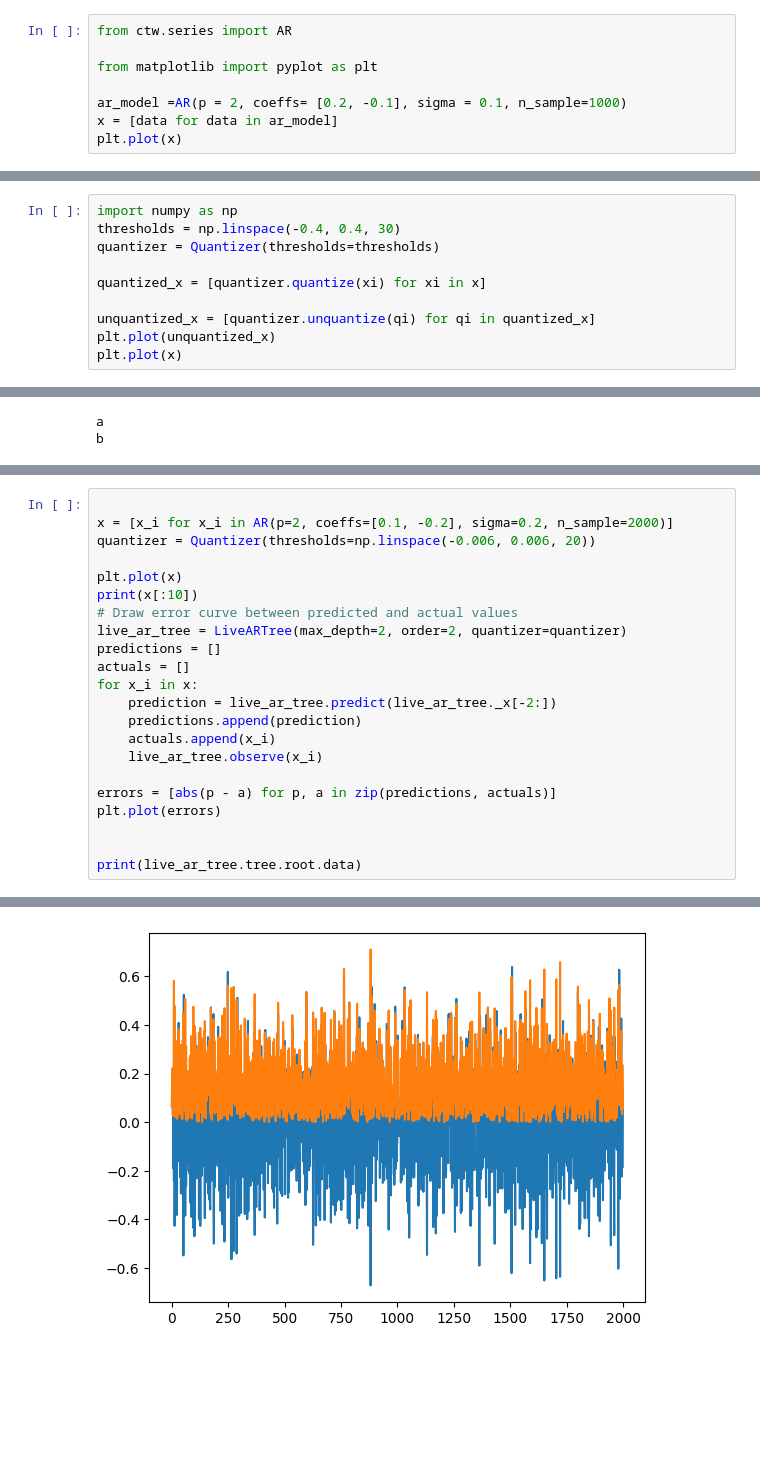
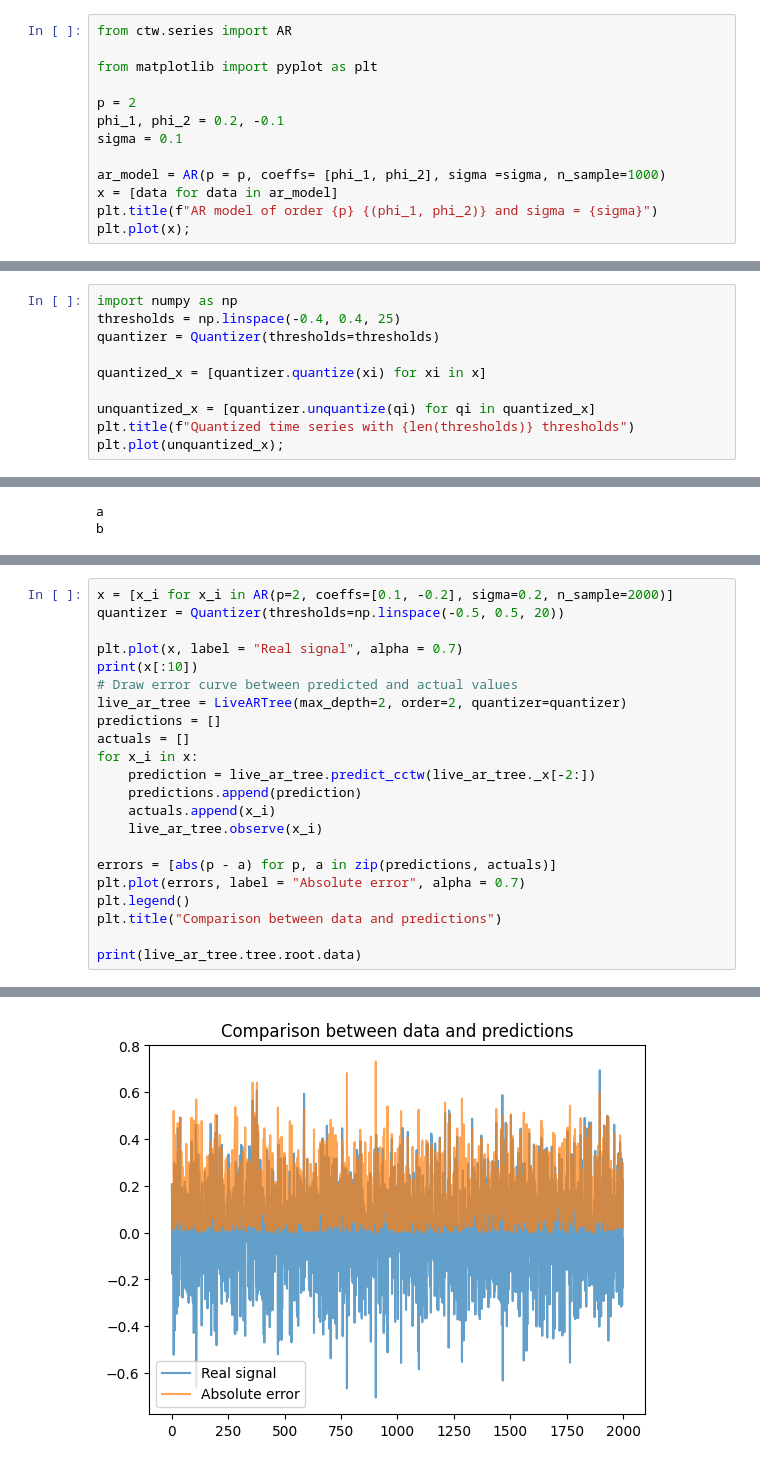
Before and after one commit to raphfaur/ctw, a Jupyter notebook: ARTree.ipynb, the cells around one changed output, grey strips where cells are left out. Cells and saved outputs as stored; diff of their text form; blank space fills up the shorter version.

Commit message:
first version CCTW

```diff
--- a/ARTree.ipynb
+++ b/ARTree.ipynb
@@ -12,7 +12,12 @@ from ctw.series import AR
 
 from matplotlib import pyplot as plt
 
-ar_model =AR(p = 2, coeffs= [0.2, -0.1], sigma = 0.1, n_sample=1000)
+p = 2
+phi_1, phi_2 = 0.2, -0.1
+sigma = 0.1
+
+ar_model = AR(p = p, coeffs= [phi_1, phi_2], sigma =sigma, n_sample=1000)
 x = [data for data in ar_model]
-plt.plot(x)
+plt.title(f"AR model of order {p} {(phi_1, phi_2)} and sigma = {sigma}")
+plt.plot(x);
 # %% [output]
@@ -21,11 +25,11 @@ plt.plot(x)
 # %%
 import numpy as np
-thresholds = np.linspace(-0.4, 0.4, 30)
+thresholds = np.linspace(-0.4, 0.4, 25)
 quantizer = Quantizer(thresholds=thresholds)
 
 quantized_x = [quantizer.quantize(xi) for xi in x]
 
 unquantized_x = [quantizer.unquantize(qi) for qi in quantized_x]
-plt.plot(unquantized_x)
-plt.plot(x)
+plt.title(f"Quantized time series with {len(thresholds)} thresholds")
+plt.plot(unquantized_x);
 # %% [output]
@@ -72,25 +75,25 @@ view_tree(ar_tree.tree)
 # %% [output]
 [drawing not drawn]
 # %%
+x = [x_i for x_i in AR(p=2, coeffs=[0.1, -0.2], sigma=0.2, n_sample=2000)]
+quantizer = Quantizer(thresholds=np.linspace(-0.5, 0.5, 20))
 
-x = [x_i for x_i in AR(p=2, coeffs=[0.1, -0.2], sigma=0.2, n_sample=2000)]
-quantizer = Quantizer(thresholds=np.linspace(-0.006, 0.006, 20))
-
-plt.plot(x)
+plt.plot(x, label = "Real signal", alpha = 0.7)
 print(x[:10])
 # Draw error curve between predicted and actual values
 live_ar_tree = LiveARTree(max_depth=2, order=2, quantizer=quantizer)
 predictions = []
 actuals = []
 for x_i in x:
-    prediction = live_ar_tree.predict(live_ar_tree._x[-2:])
+    prediction = live_ar_tree.predict_cctw(live_ar_tree._x[-2:])
     predictions.append(prediction)
     actuals.append(x_i)
     live_ar_tree.observe(x_i)
 
 errors = [abs(p - a) for p, a in zip(predictions, actuals)]
-plt.plot(errors)
-
+plt.plot(errors, label = "Absolute error", alpha = 0.7)
+plt.legend()
+plt.title("Comparison between data and predictions")
 
 print(live_ar_tree.tree.root.data)
 # %% [output]
@@ -114,4 +105,4 @@ print(live_ar_tree.tree.root.data)
-[figure, old version]
+[figure, new version]
 # %%
 import numpy as np
 
```
Also changed, not shown: parts of 4 cells of this notebook, 2 other files.
